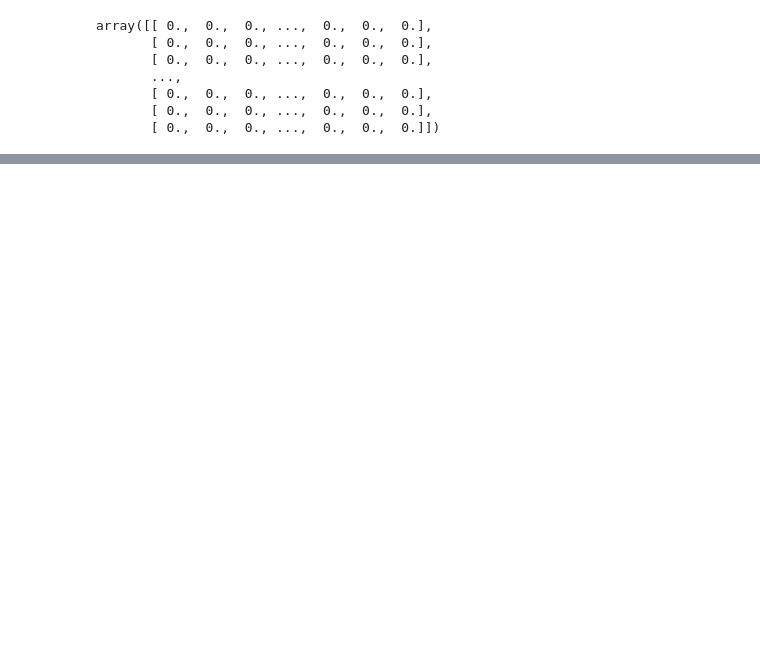
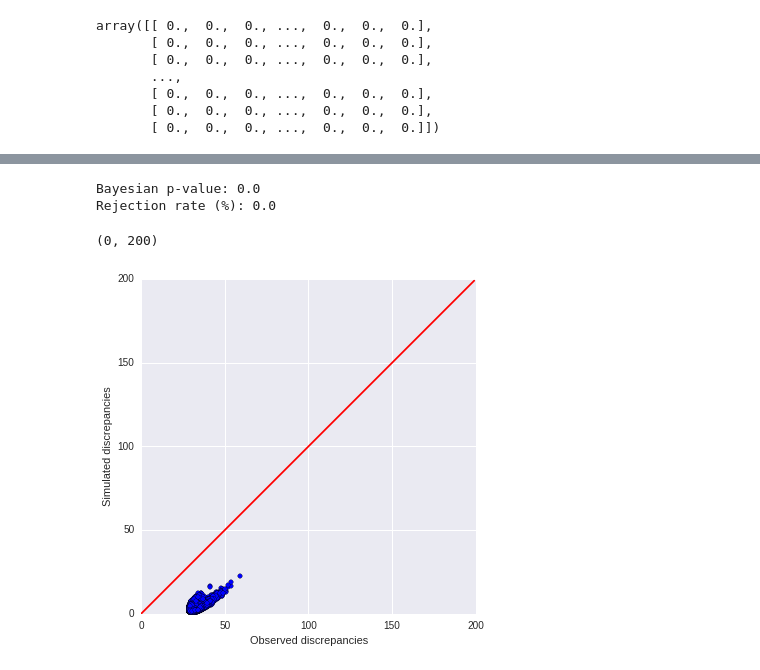
Before and after one commit to saint-germain/anisotropias, a Jupyter notebook: bootstrap sampling.ipynb, the cells around one changed output, grey strips where cells are left out. Drawn from its saved outputs; the diff is of its cells as text; code cells hidden in the pictures; blank space fills up the shorter version.

```diff
--- a/bootstrap sampling.ipynb
+++ b/bootstrap sampling.ipynb
@@ -262,3 +259,32 @@ plt.legend()
+# %%
+discobs=[]
+discsim=[]
+nrealiz=50000
+for m,b in samplesli[np.random.randint(len(samplesli), size=nrealiz)]: # draw Theta_i from posterior predictive, do this 5000 times
+    AAA=samplesli[np.random.randint(len(samplesli), size=len(x))]
+    y_sim=AAA[:,0]*x+AAA[:,1] # create a synthetic dataset
+    yexp=m*x+b # calculate expected values from Theta_i
+# Calculate discrepancies using the Freeman-Tukey statistic
+    discobs.append(((np.sqrt(y)-np.sqrt(yexp))**2).sum())
+    discsim.append(((np.sqrt(y_sim)-np.sqrt(yexp))**2).sum())
+discobs=np.asarray(discobs)
+discsim=np.asarray(discsim)
+plt.figure(figsize=(6,6))
+plt.scatter(discobs,discsim)
+print "Bayesian p-value:", (discobs<discsim).sum()*1./len(discobs)
+# the model sometimes predicts negative values for errors, such datasets are rejected:
+print "Rejection rate (%):", np.isnan(discsim).sum()*100./len(discsim)
+ppp=np.arange(200)
+plt.plot(ppp,ppp,c='r')
+plt.xlabel("Observed discrepancies")
+plt.ylabel("Simulated discrepancies")
+plt.xlim(0,200)
+plt.ylim(0,200)
+# %% [output]
+Bayesian p-value: 0.0
+Rejection rate (%): 0.0
+(0, 200)
+[figure, added]
 # %%
 ydel=errlist[(errlist[:,0]!=0)][:,3] # mean error
 #ydel=errlist[(errlist[:,0]!=0)][:,5] # rms error
```
Also changed, not shown: parts of 23 cells of this notebook.
